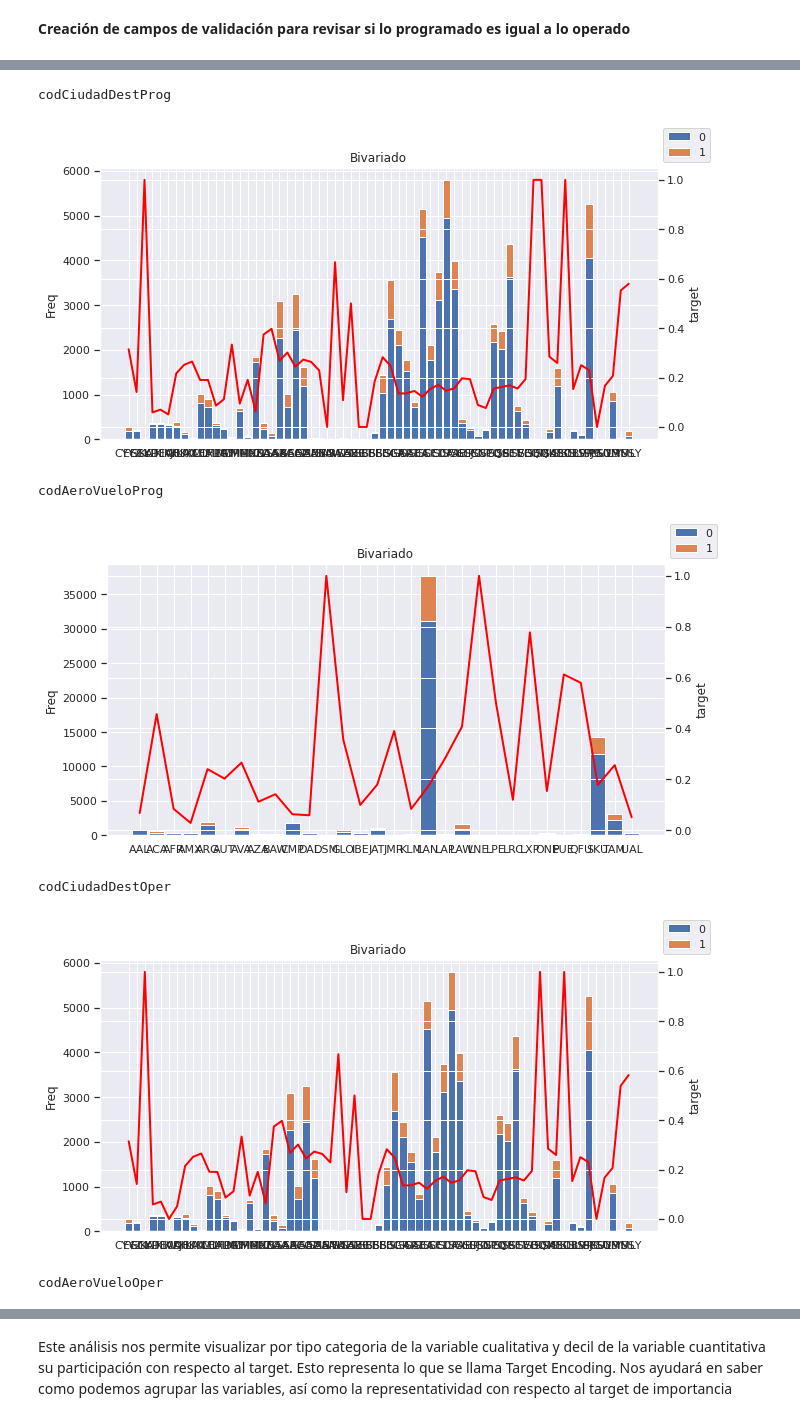
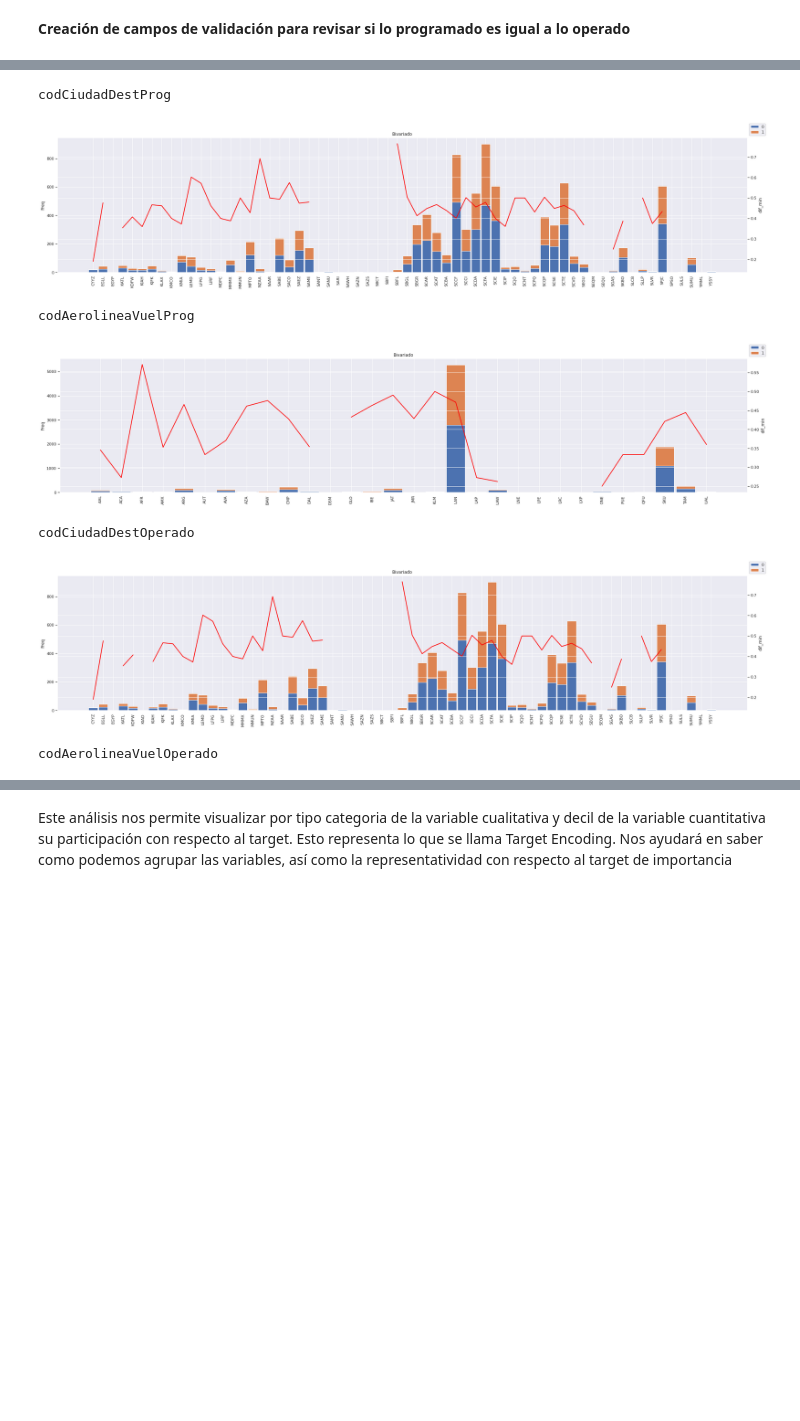
Before and after one commit to larenwell/ds-latam-airlines-challenge, a Jupyter notebook: code/solution.ipynb, the cells around one changed output, grey strips where cells are left out. Cells and saved outputs as stored; diff of their text form; code cells hidden in the pictures; blank space fills up the shorter version.

Commit message:
subir cambios

```diff
--- a/code/solution.ipynb
+++ b/code/solution.ipynb
@@ -691,9 +1228,9 @@ Name: horaOperVuelo, dtype: float64
 **Creación de campos de validación para revisar si lo programado es igual a lo operado**
 # %%
 # Validación para ver si lo programado es igual a lo operado
-df_analisis['cambioNroVuelo'] = df_analisis.apply(lambda x: '0' if x['nroVueloProg']==x['nroVueloOper'] else '1', axis=1)
-df_analisis['cambioCodCiudadDest'] = df_analisis.apply(lambda x: '0' if x['codCiudadDestProg']==x['codCiudadDestOper'] else '1', axis=1)
-df_analisis['cambioCodAeroVuelo'] = df_analisis.apply(lambda x:'0' if x['codAeroVueloProg']==x['codAeroVueloOper'] else '1', axis=1)
+df_analisis['cambioNroVuelo'] = df_analisis.apply(lambda x: '0' if x['nroVuelProg']==x['nroVuelOperado'] else '1', axis=1)
+df_analisis['cambioCodCiudadDest'] = df_analisis.apply(lambda x: '0' if x['codCiudadDestProg']==x['codCiudadDestOperado'] else '1', axis=1)
+df_analisis['cambioCodAerolineaVuelo'] = df_analisis.apply(lambda x:'0' if x['codAerolineaVuelProg']==x['codAerolineaVuelOperado'] else '1', axis=1)
 # %%
 print(df_analisis.groupby(df_analisis['cambioNroVuelo']).size())
 print("------------")
@@ -732,5 +1269,5 @@ nroVueloOper : 861
 
 **Si no se desea omitir una alternativa es conversar con el negocio para que nos proporcione un mejor entendiminto de estas variables y asi poder considerarlas.**
 # %%
-df_analisis.drop('nroVueloProg', axis=1, inplace=True)
-df_analisis.drop('nroVueloOper', axis=1, inplace=True)
+df_analisis.drop('nroVuelProg', axis=1, inplace=True)
+df_analisis.drop('nroVuelOperado', axis=1, inplace=True)
@@ -781,3 +1273,0 @@ feat_categorical = [
-# %%
-for var in feat_categorical:
-  df_analisis[var] = df_analisis[var].astype('category')
@@ -833,2 +1276,2 @@ No se observan valores nulos dentro del dataset final
 # %%
-df_analisis['target']=df_analisis['target'].astype('int64')
+df_analisis['atraso_15']=df_analisis['atraso_15'].astype('int64')
@@ -862,10 +1297,10 @@ meta
 # %%
-plot_graph_bivariable(df_analisis, meta,'target')
+plot_graph_bivariable(df_analisis, meta,'dif_min')
 # %% [output]
 codCiudadDestProg
-[figure, old version]
+[figure, new version]
-codAeroVueloProg
+codAerolineaVuelProg
-[figure, old version]
+[figure, new version]
-codCiudadDestOper
+codCiudadDestOperado
-[figure, old version]
+[figure, new version]
-codAeroVueloOper
+codAerolineaVuelOperado
```
Also changed, not shown: parts of 196 cells of this notebook.
